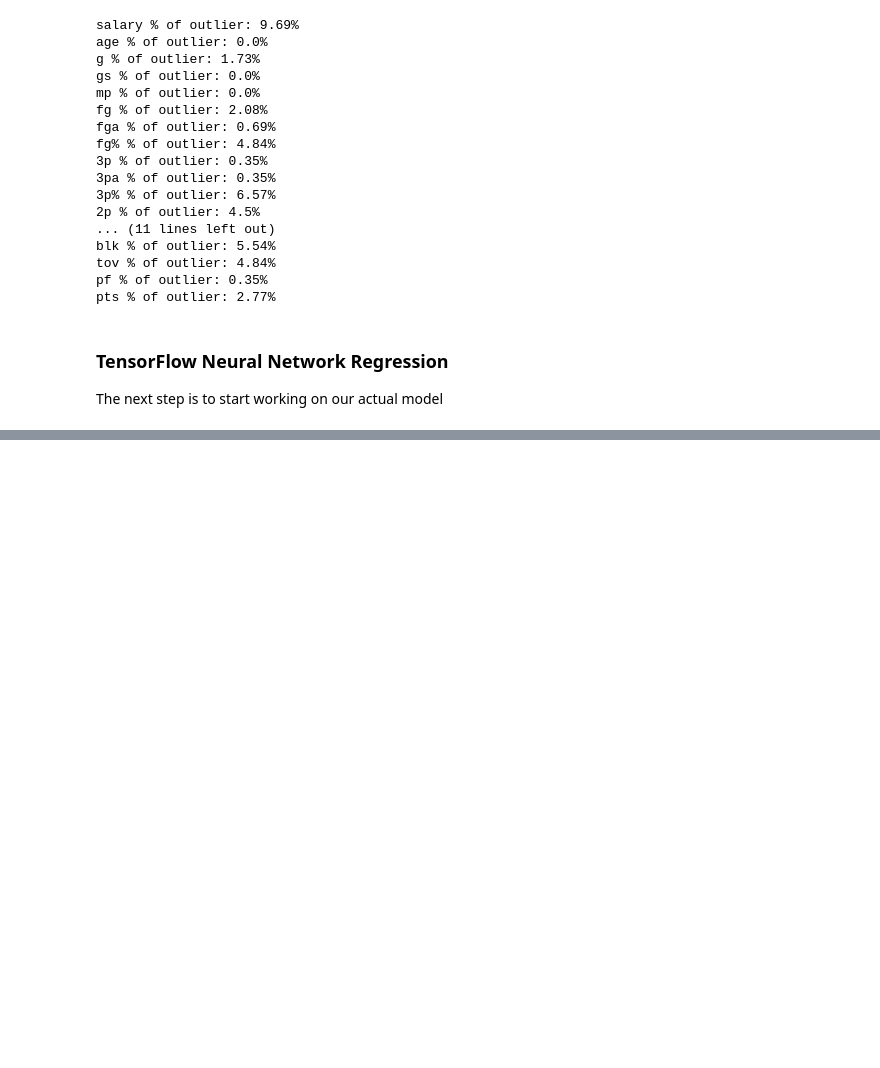
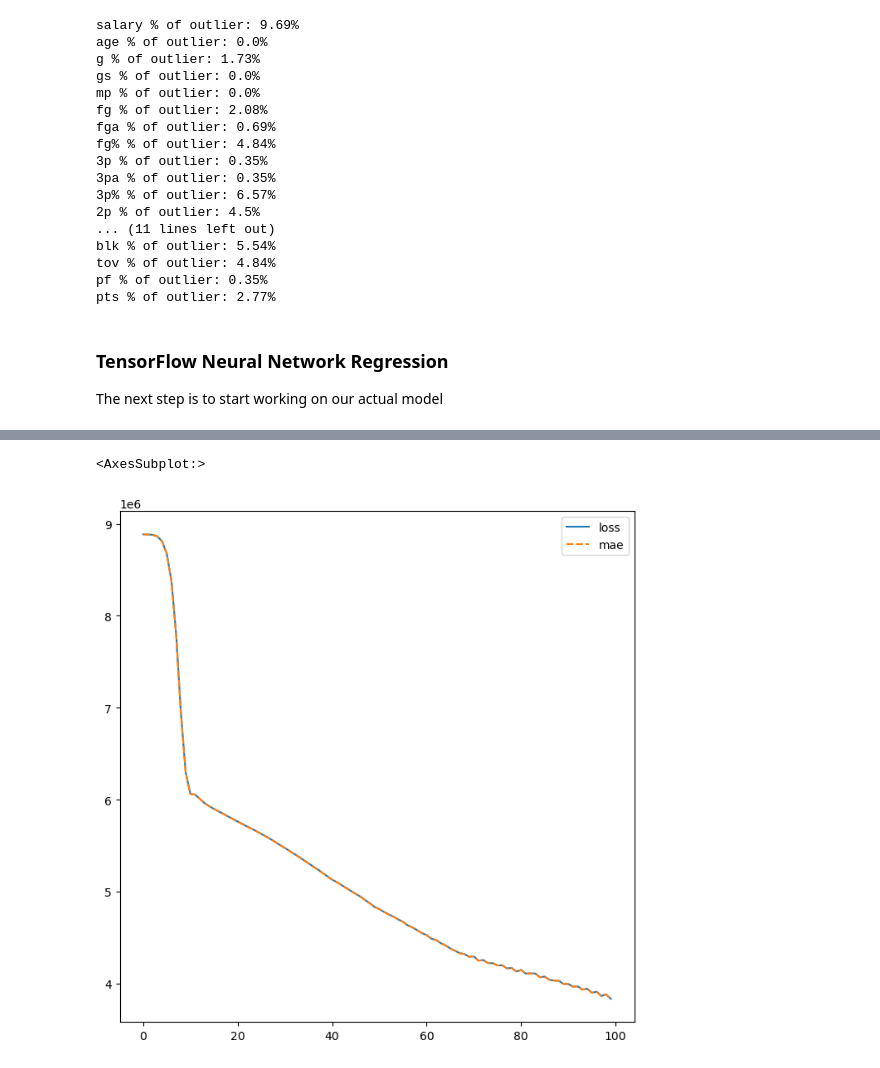
Before and after one commit to NikkiShah93/Python, a Jupyter notebook: MLProjects/TensorFlowProjects/NBAPrediction/TFModel-checkpoint.ipynb, the cells around one changed output, grey strips where cells are left out. Cells and saved outputs as stored; diff of their text form; code cells hidden in the pictures; blank space fills up the shorter version.

Commit message:
training and evaluating our model

```diff
--- a/MLProjects/TensorFlowProjects/NBAPrediction/TFModel-checkpoint.ipynb
+++ b/MLProjects/TensorFlowProjects/NBAPrediction/TFModel-checkpoint.ipynb
@@ -231,0 +219,23 @@ cleaned_data
+# %%
+## first we will set our random seed
+## so we can reproduce the result later
+tf.random.set_seed(random_seed)
+## we will use a sequential model
+## with 4 layers and reactified linear unit as our activation
+## intead of the defaul linear model
+model = tf.keras.Sequential([
+    tf.keras.layers.Dense(100, activation='relu'),
+    tf.keras.layers.Dense(100, activation='relu'),
+    tf.keras.layers.Dense(100, activation='relu'),
+    tf.keras.layers.Dense(1),
+])
+## and then we want to compile our model
+## using the mean absolute error as our loss
+## and the Adam as our optimizer for our loss function
+model.compile(loss = tf.keras.losses.mae,
+             optimizer = tf.keras.optimizers.Adam(learning_rate=0.01),
+             metrics=['mae'])
+## and then use 100 epochs/iterations for our model
+fit_data = model.fit(X_train_tf, Y_tain, epochs=100, verbose=0)
+## and evaluate our model by test data
+model_loss, model_mse = model.evaluate(X_test_tf, Y_test)
@@ -231,0 +244,7 @@ cleaned_data
+# %%
+## plotting the progress in the model
+plt.figure(figsize = (8, 8))
+sns.lineplot(data=fit_data.history)
+# %% [output]
+<AxesSubplot:>
+[figure, added]
```
Also changed, not shown: parts of 4 cells of this notebook.
